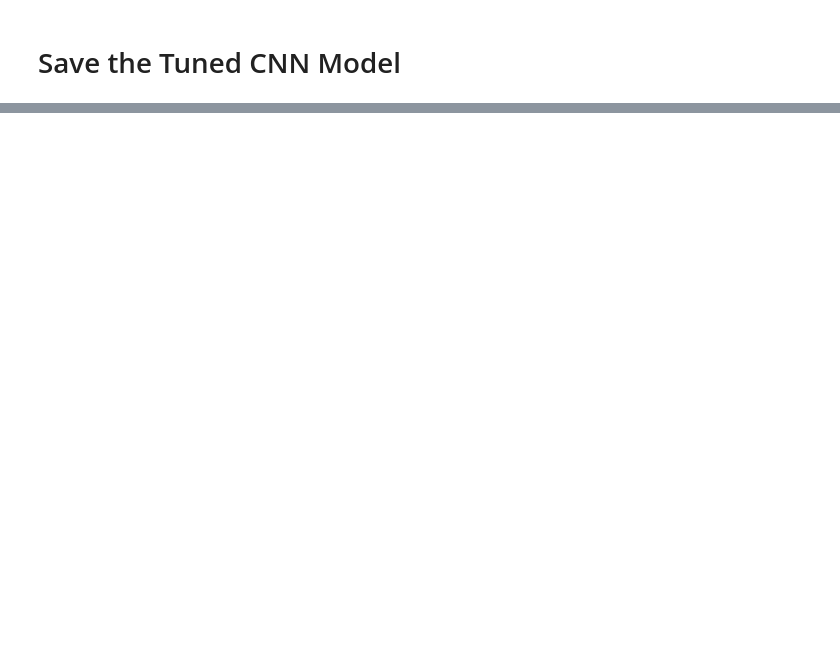
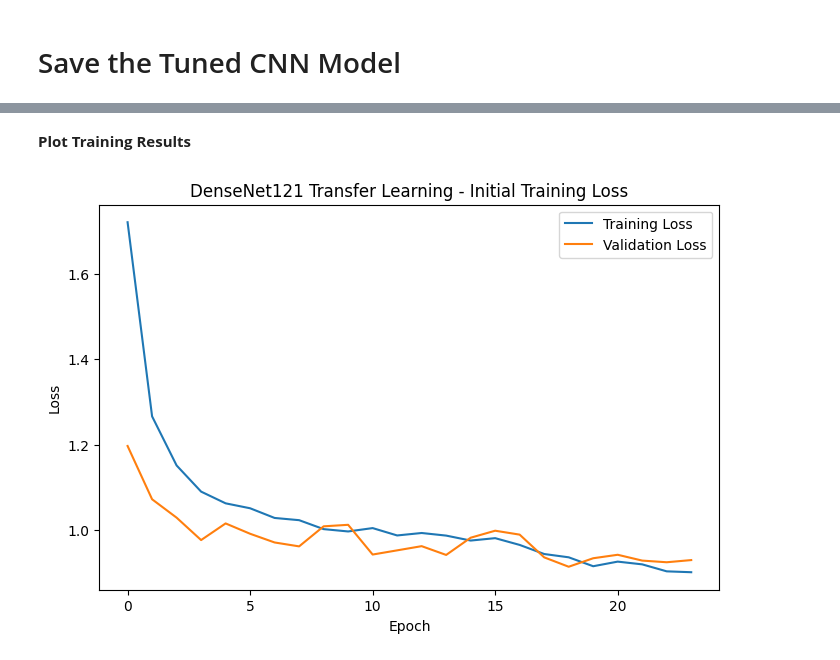
Before and after one commit to muhammadzohaib09001-dotcom/FACIAL_EMOTION_RECOGNATION_USING_CNN_TRANSFER_LEARNING, a Jupyter notebook: FacialEmotionRecognition_Project.ipynb, the cells around one changed output, grey strips where cells are left out. Cells and saved outputs as stored; diff of their text form; code cells hidden in the pictures; blank space fills up the shorter version.

Commit message:
Final Code Including Simple CNN, Hyper Parameter Tuned CNN, Transfer Learning Model and Tunned Transfer Learning Model.

```diff
--- a/FacialEmotionRecognition_Project.ipynb
+++ b/FacialEmotionRecognition_Project.ipynb
@@ -747,0 +856,6 @@ best_safe_tuned_model.save("/content/drive/MyDrive/safe_tuned_cnn_bn_model.keras
+# %%
+data_augmentation_tl= tf.keras.Sequential([
+    layers.RandomFlip("horizontal"),
+    layers.RandomRotation(0.08),
+    layers.RandomZoom(0.1),
+], name="data_augmentation_vgg16")
@@ -747,0 +929,6 @@ best_safe_tuned_model.save("/content/drive/MyDrive/safe_tuned_cnn_bn_model.keras
+# %%
+tl_model.compile(
+    optimizer=tf.keras.optimizers.Adam(learning_rate=0.001),
+    loss="sparse_categorical_crossentropy",
+    metrics=["accuracy"]
+)
@@ -747,0 +937,14 @@ best_safe_tuned_model.save("/content/drive/MyDrive/safe_tuned_cnn_bn_model.keras
+# %%
+early_stopping_tl = tf.keras.callbacks.EarlyStopping(
+    monitor="val_loss",
+    patience=5,
+    restore_best_weights=True
+)
+
+reduce_lr_tl = tf.keras.callbacks.ReduceLROnPlateau(
+    monitor="val_loss",
+    factor=0.3,
+    patience=3,
+    min_lr=1e-7,
+    verbose=1
+)
@@ -747,0 +953,7 @@ best_safe_tuned_model.save("/content/drive/MyDrive/safe_tuned_cnn_bn_model.keras
+# %%
+history = tl_model.fit(
+    train_ds_tl,
+    validation_data=val_ds_tl,
+    epochs=25,
+    callbacks=[early_stopping_tl, reduce_lr_tl]
+)
@@ -747,0 +978,13 @@ best_safe_tuned_model.save("/content/drive/MyDrive/safe_tuned_cnn_bn_model.keras
+# %% [markdown]
+**Plot Training Results**
+# %%
+plt.figure(figsize=(8, 5))
+plt.plot(history.history["loss"], label="Training Loss")
+plt.plot(history.history["val_loss"], label="Validation Loss")
+plt.xlabel("Epoch")
+plt.ylabel("Loss")
+plt.title("DenseNet121 Transfer Learning - Initial Training Loss")
+plt.legend()
+plt.show()
+# %% [output]
+[figure, added]
```
Also changed, not shown: parts of 80 cells of this notebook.
